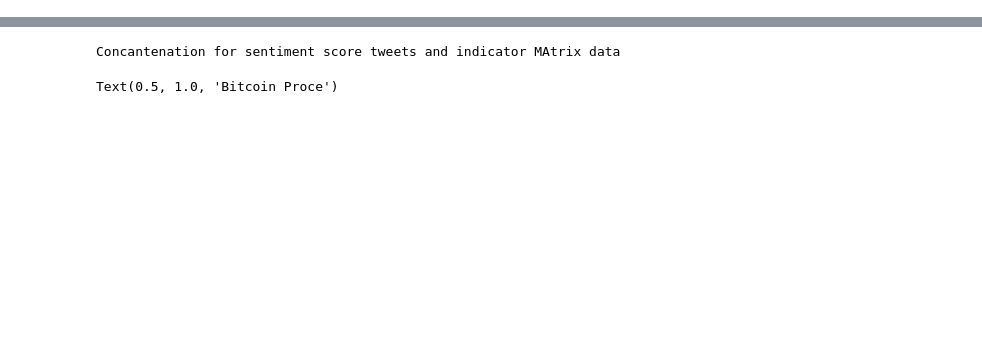
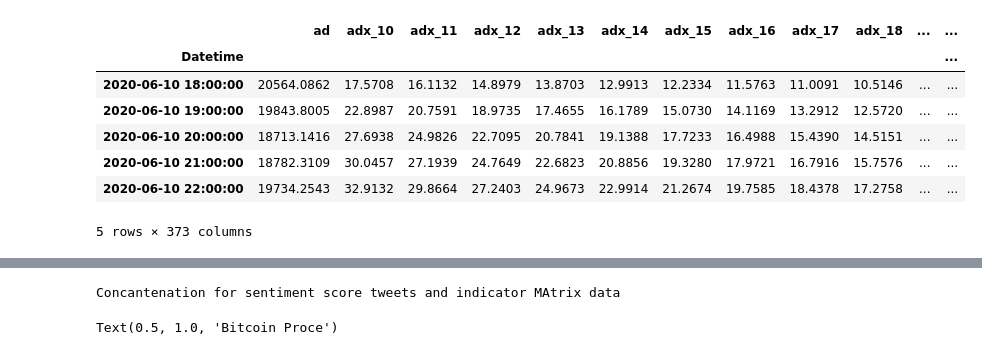
Before and after one commit to kozanakyel/KZ-Engine-Backend, a Jupyter notebook: KZ_project_setup/notebooks/test_sent_kz.ipynb, the cells around one changed output, grey strips where cells are left out. Saved outputs shown, nothing was run; the diff lists cells and outputs as text; code cells hidden in the pictures; blank space fills up the shorter version.

```diff
--- a/KZ_project_setup/notebooks/test_sent_kz.ipynb
+++ b/KZ_project_setup/notebooks/test_sent_kz.ipynb
@@ -72,3 +45,14 @@ logs written...
+# %%
+data.df.head()
+# %% [output]
+|  | ad | adx_10 | adx_11 | adx_12 | adx_13 | adx_14 | adx_15 | adx_16 | adx_17 | adx_18 | ... | ... |
+| Datetime |  |  |  |  |  |  |  |  |  |  |  | ... |
+| 2020-06-10 18:00:00 | 20564.0862 | 17.5708 | 16.1132 | 14.8979 | 13.8703 | 12.9913 | 12.2334 | 11.5763 | 11.0091 | 10.5146 | ... | ... |
+| 2020-06-10 19:00:00 | 19843.8005 | 22.8987 | 20.7591 | 18.9735 | 17.4655 | 16.1789 | 15.0730 | 14.1169 | 13.2912 | 12.5720 | ... | ... |
+| 2020-06-10 20:00:00 | 18713.1416 | 27.6938 | 24.9826 | 22.7095 | 20.7841 | 19.1388 | 17.7233 | 16.4988 | 15.4390 | 14.5151 | ... | ... |
+| 2020-06-10 21:00:00 | 18782.3109 | 30.0457 | 27.1939 | 24.7649 | 22.6823 | 20.8856 | 19.3280 | 17.9721 | 16.7916 | 15.7576 | ... | ... |
+| 2020-06-10 22:00:00 | 19734.2543 | 32.9132 | 29.8664 | 27.2403 | 24.9673 | 22.9914 | 21.2674 | 19.7585 | 18.4378 | 17.2758 | ... | ... |
+5 rows × 373 columns
 # %%
 sent_tweets = pd.read_csv('btc_archieve/btc_hourly_sent_score.csv')
 #sent_tweets = pd.read_csv('../data/tweets_data/btc/btc_hour.csv')
```
Also changed, not shown: parts of 11 cells of this notebook, 7 other files.
